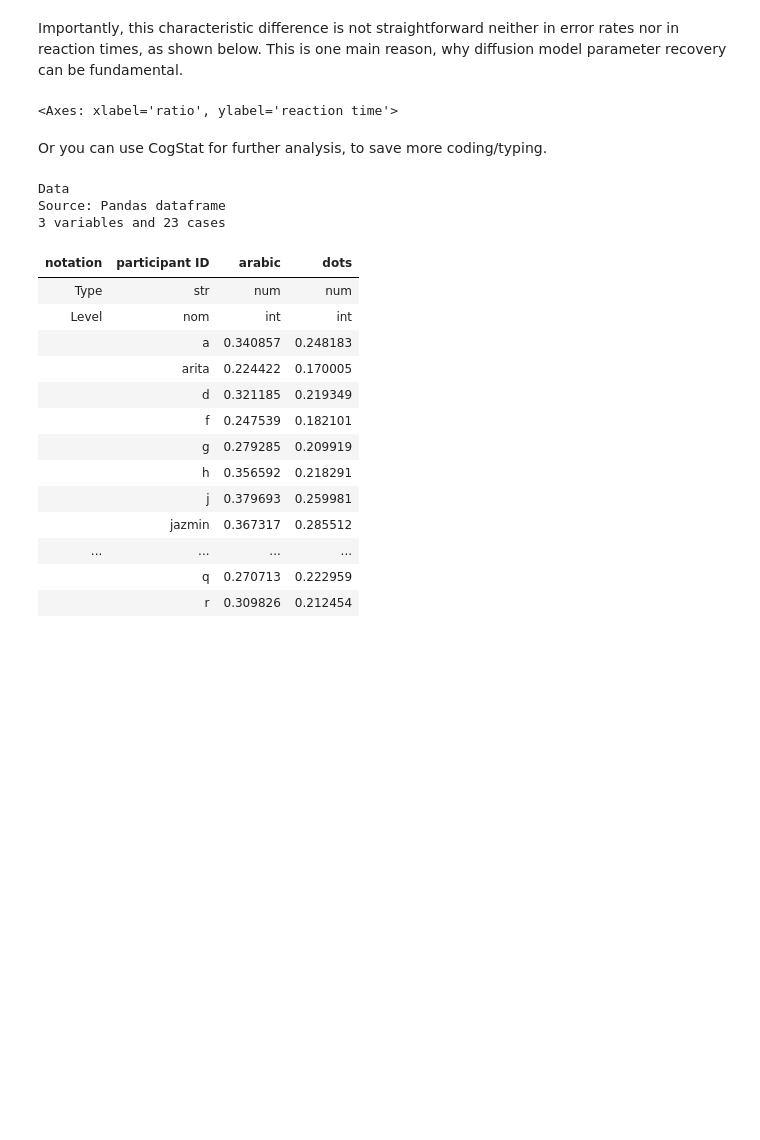
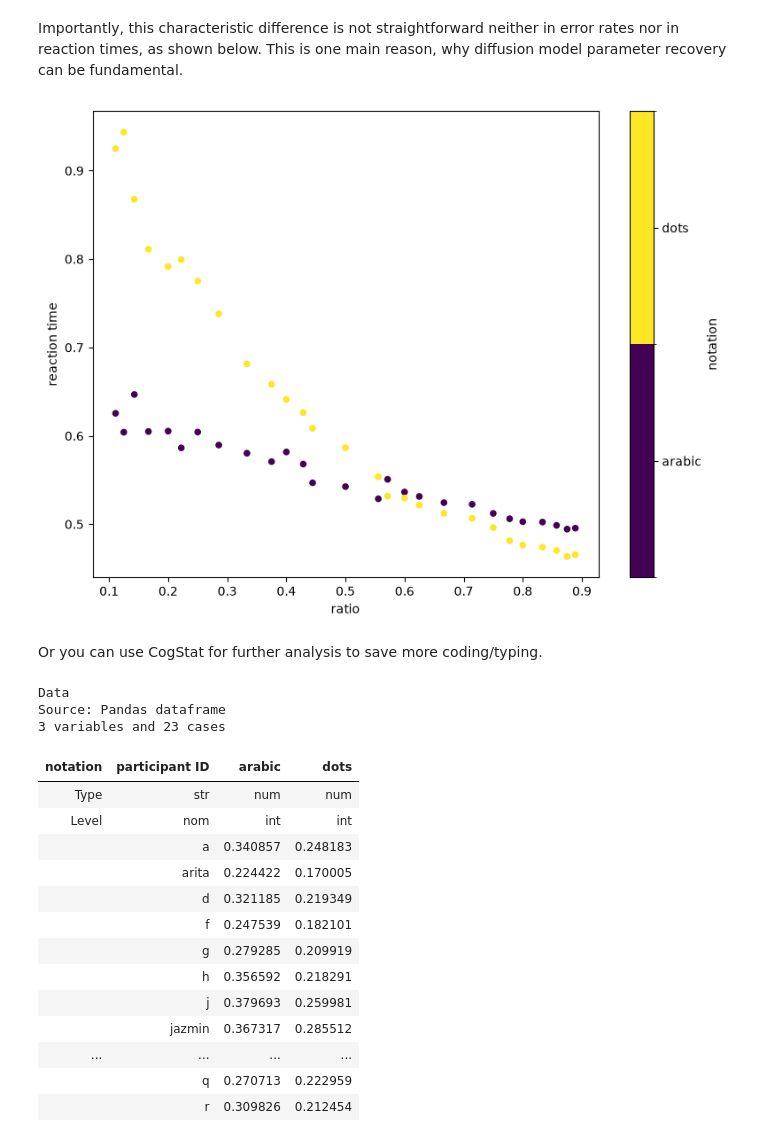
Before and after one commit to cogstat/cogstat, a Jupyter notebook: cogstat/docs/CogStat demonstration for diffusion model parameter recovery.ipynb, the cells around one changed output. Drawn from its saved outputs; the diff is of its cells as text; code cells hidden in the pictures; blank space fills up the shorter version.

```diff
--- a/cogstat/docs/CogStat demonstration for diffusion model parameter recovery.ipynb
+++ b/cogstat/docs/CogStat demonstration for diffusion model parameter recovery.ipynb
@@ -238,25 +239,26 @@ Importantly, this characteristic difference is not straightforward neither in er
 # %%
 # Display the error rates as a function of ratio (x-axis) and notation (colors)
 pivot_correct_mean = data.data_frame.pivot_table(values='correct',
     index='participant ID', columns=['notation', 'ratio'], aggfunc='mean', dropna=False)
 error_rate_result = pivot_correct_mean.mean().reset_index()
 error_rate_result.columns = ['notation', 'ratio', 'error rate']
 fig, ax = plt.subplots(figsize=(8,6))
 error_rate_result['notation'] = error_rate_result['notation'].astype('category')
 error_rate_result.plot(x='ratio', y ='error rate', kind='scatter', c='notation', cmap='viridis', ax=ax)
 
 # Display the reaction times as a function of ratio (x-axis) and notation (colors)
 pivot_RT_median = data.data_frame.pivot_table(values='RT',
     index='participant ID', columns=['notation', 'ratio'], aggfunc='median', dropna=False)
 reaction_time_result = pivot_RT_median.mean().reset_index()
 reaction_time_result.columns = ['notation', 'ratio', 'reaction time']
 fig, ax = plt.subplots(figsize=(8,6))
 reaction_time_result['notation'] = reaction_time_result['notation'].astype('category')
 reaction_time_result.plot(x='ratio', y ='reaction time', kind='scatter', c='notation', cmap='viridis', ax=ax)
+display(fig)
 # %% [output]
-<Axes: xlabel='ratio', ylabel='reaction time'>
+[figure, added]
 # %% [markdown]
-Or you can use CogStat for further analysis, to save more coding/typing.
+Or you can use CogStat for further analysis to save more coding/typing.
 # %%
 # For example, make a CogStat data object from the mean drift rate of the participants for the two notations.
 CS_data_error_rates = cs.CogStatData(data = results['drift rate'].data.stack(level=0).mean(axis=1).unstack().reset_index(),
```
Also changed, not shown: parts of 2 cells of this notebook, 1 other file.
